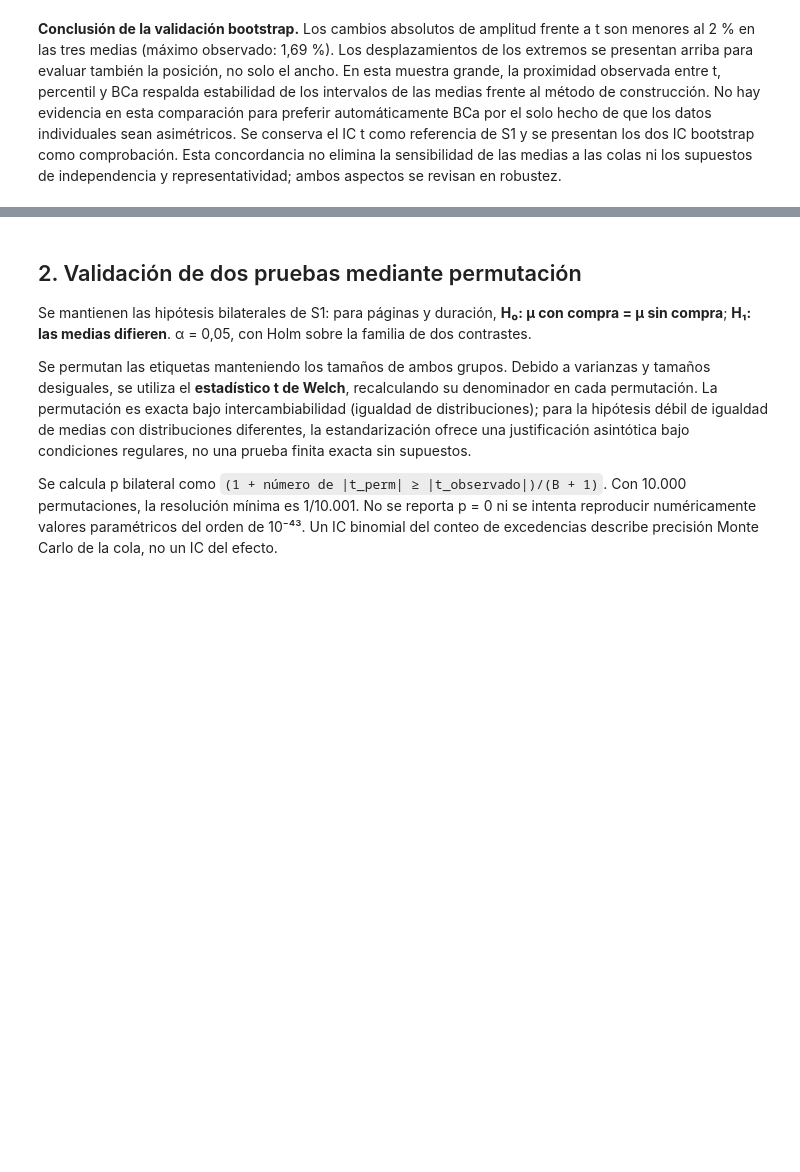
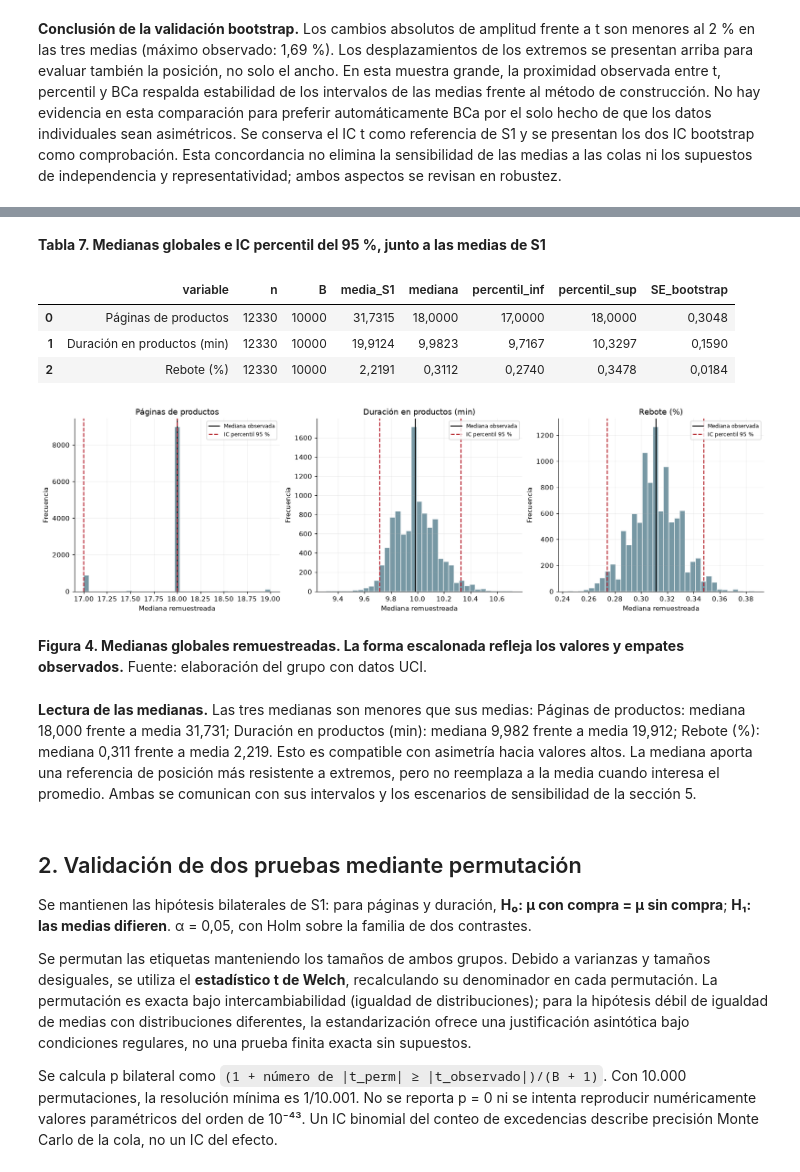
Before and after one commit to RenzoVilchez02/proyectoGrupo2, a Jupyter notebook: S2/Validacion_Simulacion.ipynb, the cells around one changed output, grey strips where cells are left out. Cells and saved outputs as stored; diff of their text form; code cells hidden in the pictures; blank space fills up the shorter version.

```diff
--- a/S2/Validacion_Simulacion.ipynb
+++ b/S2/Validacion_Simulacion.ipynb
@@ -411,3 +546,45 @@ display(Markdown('**Conclusión de la validación bootstrap.** '+interpretacion_
+# %%
+t0 = perf_counter()
+MED_BOOT = {}; filas_medianas = []
+for i, c in enumerate(PRINCIPALES):
+    x = df[c].to_numpy(dtype=float); rng = rng_bloque(120+i); reps = np.empty(B_BOOT)
+    for inicio in range(0, B_BOOT, LOTE):
+        cantidad = min(LOTE, B_BOOT-inicio)
+        idx = rng.integers(0, len(x), size=(cantidad, len(x)))
+        reps[inicio:inicio+cantidad] = np.median(x[idx], axis=1)
+    pct = np.quantile(reps, [.025,.975]); f = FACTORES[c]
+    MED_BOOT[c] = {'replicas':reps, 'percentil':pct}
+    filas_medianas.append({'variable':NOMBRES[c], 'n':len(x), 'B':B_BOOT,
+        'media_S1':x.mean()*f, 'mediana':np.median(x)*f,
+        'percentil_inf':pct[0]*f, 'percentil_sup':pct[1]*f, 'SE_bootstrap':reps.std(ddof=1)*f})
+tabla_medianas_boot = pd.DataFrame(filas_medianas)
+tabla(tabla_medianas_boot, 'Medianas globales e IC percentil del 95 %, junto a las medias de S1')
+fig, axes = plt.subplots(1,3,figsize=(15,4.3),constrained_layout=True)
+for ax, c, (_, r) in zip(axes, PRINCIPALES, tabla_medianas_boot.iterrows()):
+    ax.hist(MED_BOOT[c]['replicas']*FACTORES[c], bins=35, color=COLORES[0], alpha=.65, edgecolor='white')
+    ax.axvline(r.mediana, color='black', label='Mediana observada')
+    ax.axvline(r.percentil_inf, color=COLORES[1], ls='--', label='IC percentil 95 %')
+    ax.axvline(r.percentil_sup, color=COLORES[1], ls='--')
+    ax.set(title=r.variable, xlabel='Mediana remuestreada', ylabel='Frecuencia'); ax.legend(fontsize=8)
+figura('Medianas globales remuestreadas. La forma escalonada refleja los valores y empates observados.')
+interpretacion_medianas_boot = (
+    'Las tres medianas son menores que sus medias: '+
+    '; '.join(f"{r.variable}: mediana {numero(r.mediana)} frente a media {numero(r.media_S1)}"
+              for _,r in tabla_medianas_boot.iterrows())+'. '+
+    'Esto es compatible con asimetría hacia valores altos. La mediana aporta una referencia de posición '
+    'más resistente a extremos, pero no reemplaza a la media cuando interesa el promedio. '
+    'Ambas se comunican con sus intervalos y los escenarios de sensibilidad de la sección 5.')
+display(Markdown('**Lectura de las medianas.** '+interpretacion_medianas_boot))
+TIEMPOS['bootstrap_medianas'] = perf_counter()-t0
+# %% [output]
+**Tabla 7. Medianas globales e IC percentil del 95 %, junto a las medias de S1**
+|  | variable | n | B | media_S1 | mediana | percentil_inf | percentil_sup | SE_bootstrap |
+| 0 | Páginas de productos | 12330 | 10000 | 31,7315 | 18,0000 | 17,0000 | 18,0000 | 0,3048 |
+| 1 | Duración en productos (min) | 12330 | 10000 | 19,9124 | 9,9823 | 9,7167 | 10,3297 | 0,1590 |
+| 2 | Rebote (%) | 12330 | 10000 | 2,2191 | 0,3112 | 0,2740 | 0,3478 | 0,0184 |
+[figure, added]
+**Figura 4. Medianas globales remuestreadas. La forma escalonada refleja los valores y empates observados.** Fuente: elaboración del grupo con datos UCI.
+**Lectura de las medianas.** Las tres medianas son menores que sus medias: Páginas de productos: mediana 18,000 frente a media 31,731; Duración en productos (min): mediana 9,982 frente a media 19,912; Rebote (%): mediana 0,311 frente a media 2,219. Esto es compatible con asimetría hacia valores altos. La mediana aporta una referencia de posición más resistente a extremos, pero no reemplaza a la media cuando interesa el promedio. Ambas se comunican con sus intervalos y los escenarios de sensibilidad de la sección 5.
 # %% [markdown]
 ## 2. Validación de dos pruebas mediante permutación
 
```
Also changed, not shown: parts of 20 cells of this notebook, 2 other files.
